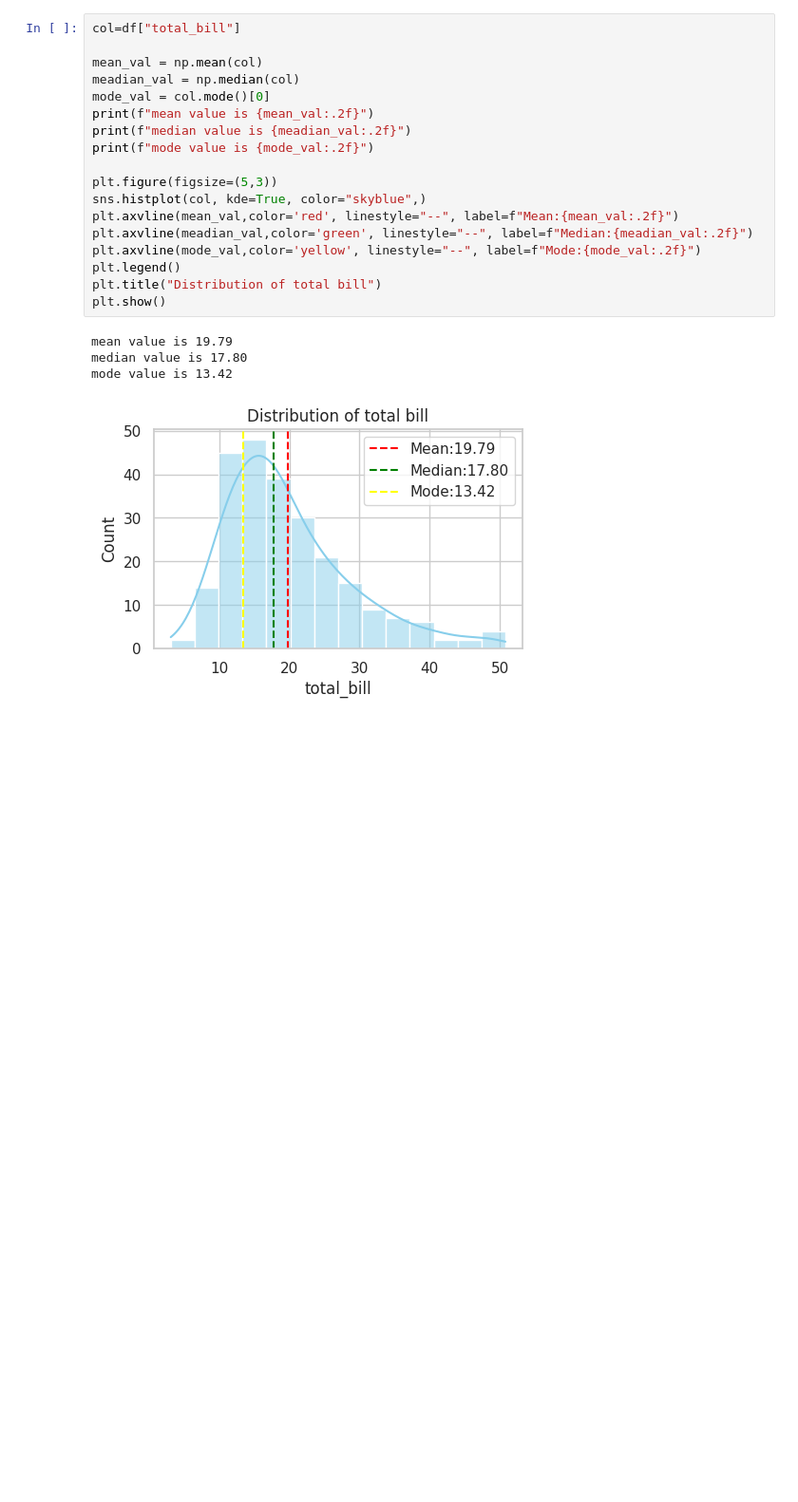
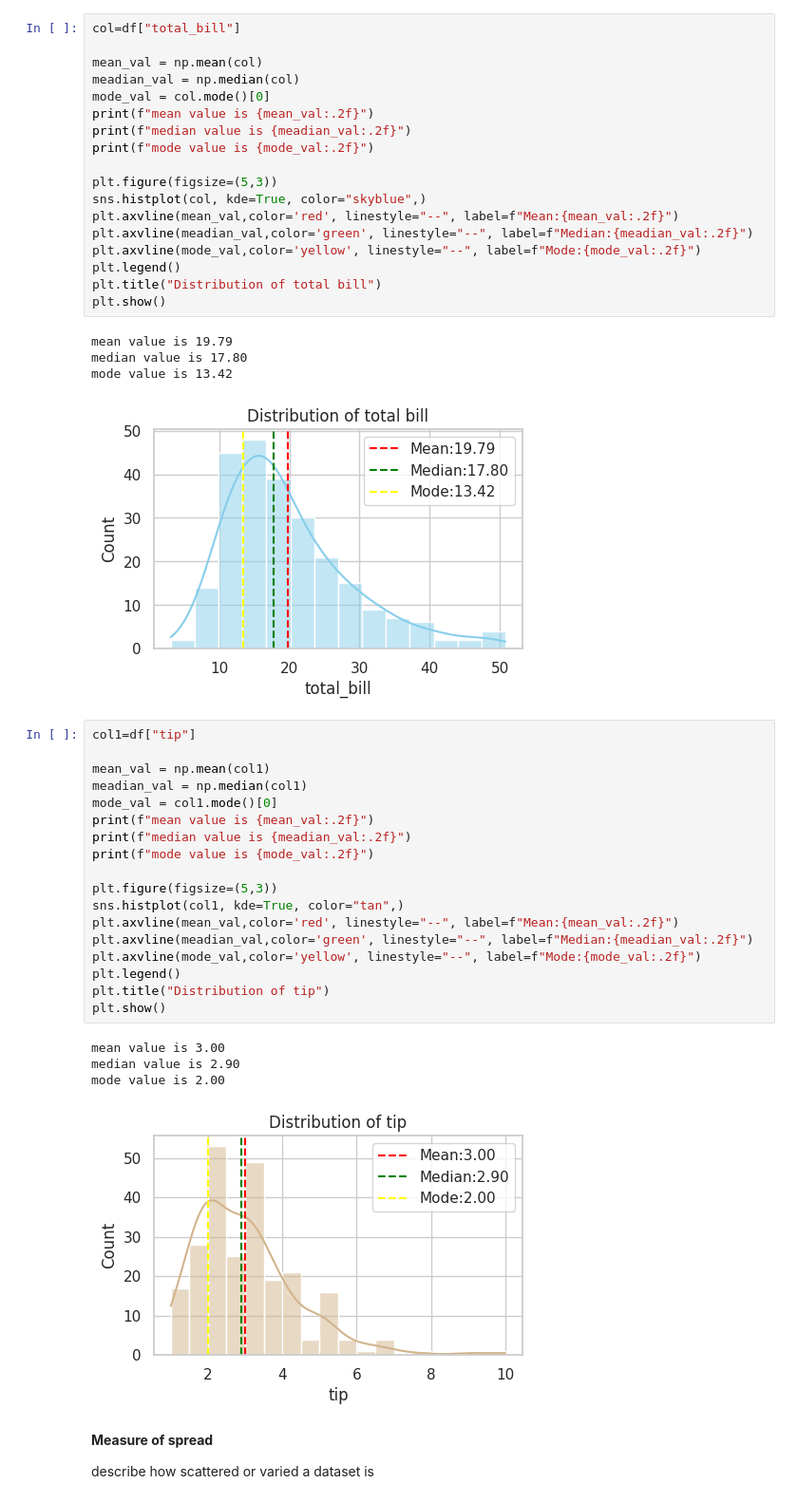
Before and after one commit to NishmthaM/statistics_in_ml, a Jupyter notebook: statistics_in_ml.ipynb, the cells around one changed output. Shown at 95% size. Drawn from its saved outputs; the diff is of its cells as text; blank space fills up the shorter version.

```diff
--- a/statistics_in_ml.ipynb
+++ b/statistics_in_ml.ipynb
@@ -120,3 +120,30 @@ mean value is 19.79
 median value is 17.80
 mode value is 13.42
 [figure]
+# %%
+col1=df["tip"]
+
+mean_val = np.mean(col1)
+meadian_val = np.median(col1)
+mode_val = col1.mode()[0]
+print(f"mean value is {mean_val:.2f}")
+print(f"median value is {meadian_val:.2f}")
+print(f"mode value is {mode_val:.2f}")
+
+plt.figure(figsize=(5,3))
+sns.histplot(col1, kde=True, color="tan",)
+plt.axvline(mean_val,color='red', linestyle="--", label=f"Mean:{mean_val:.2f}")
+plt.axvline(meadian_val,color='green', linestyle="--", label=f"Median:{meadian_val:.2f}")
+plt.axvline(mode_val,color='yellow', linestyle="--", label=f"Mode:{mode_val:.2f}")
+plt.legend()
+plt.title("Distribution of tip")
+plt.show()
+# %% [output]
+mean value is 3.00
+median value is 2.90
+mode value is 2.00
+[figure, added]
+# %% [markdown]
+**Measure of spread**
+
+describe how scattered or varied a dataset is
```
Also changed, not shown: parts of 5 cells of this notebook.
